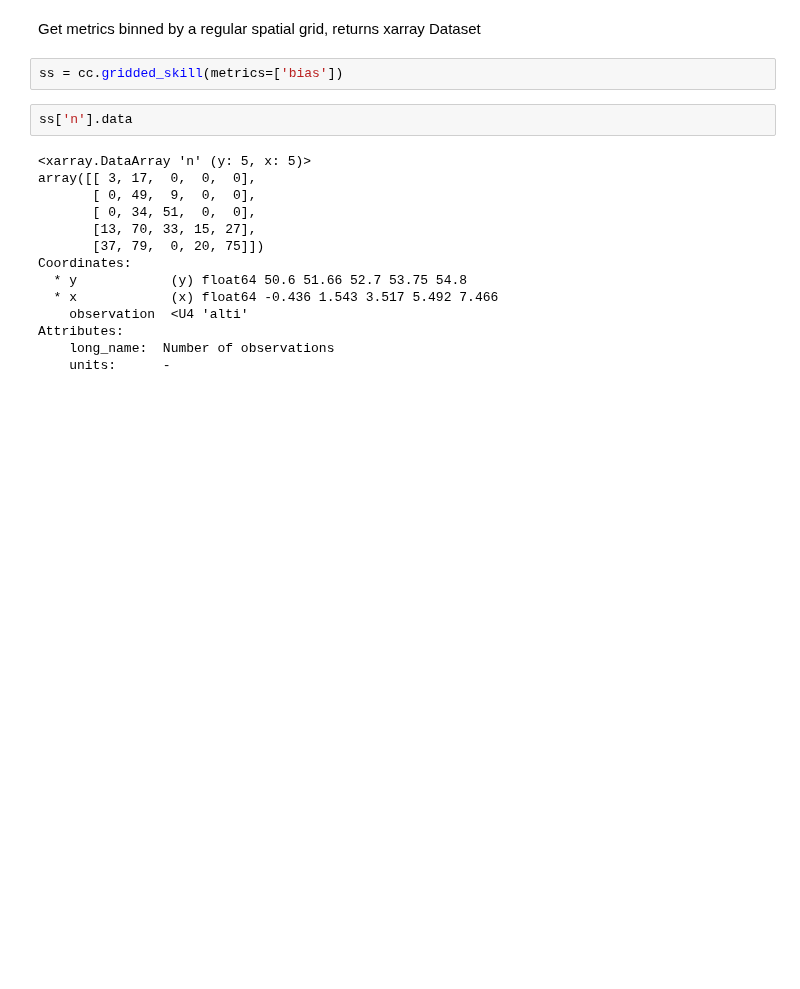
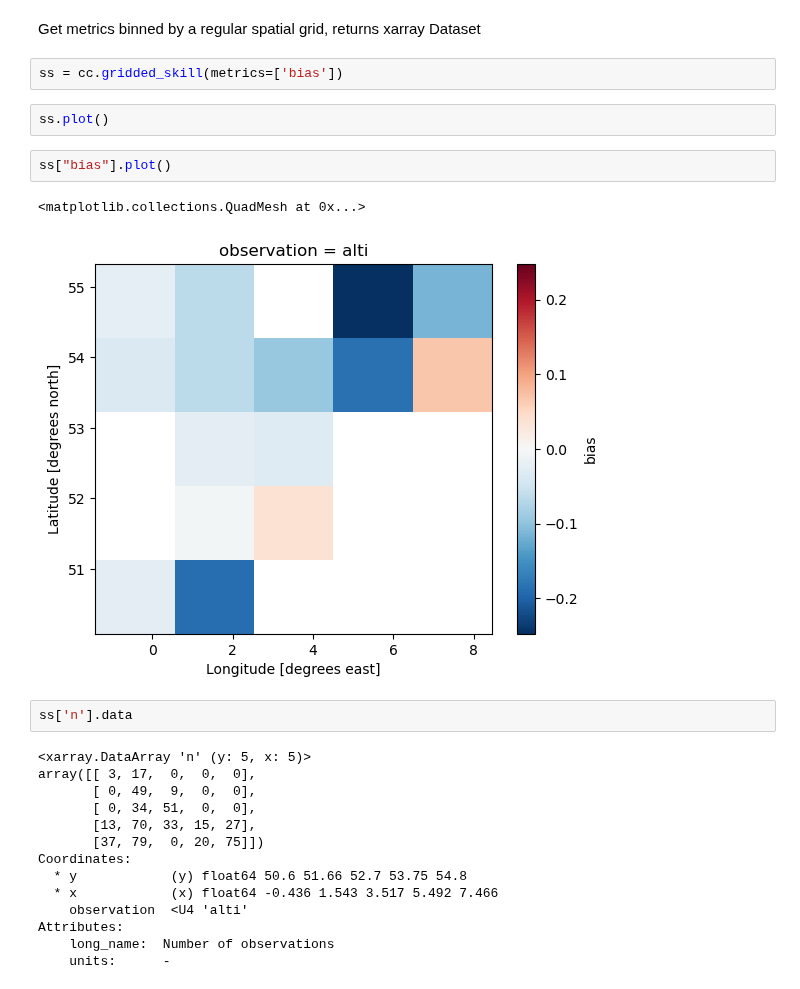
Before and after one commit to DHI/modelskill, a Jupyter notebook: notebooks/Metocean_track_comparison.ipynb, the cells around one changed output. Drawn from its saved outputs; the diff is of its cells as text; blank space fills up the shorter version.

```diff
--- a/notebooks/Metocean_track_comparison.ipynb
+++ b/notebooks/Metocean_track_comparison.ipynb
@@ -150,6 +150,13 @@ Comparer: alti
 Get metrics binned by a regular spatial grid, returns xarray Dataset
 # %%
 ss = cc.gridded_skill(metrics=['bias'])
+# %%
+ss.plot()
+# %%
+ss["bias"].plot()
+# %% [output]
+<matplotlib.collections.QuadMesh at 0x...>
+[figure, added]
 # %%
 ss['n'].data
 # %% [output]
```
Also changed, not shown: parts of 3 cells of this notebook, 5 other files.
